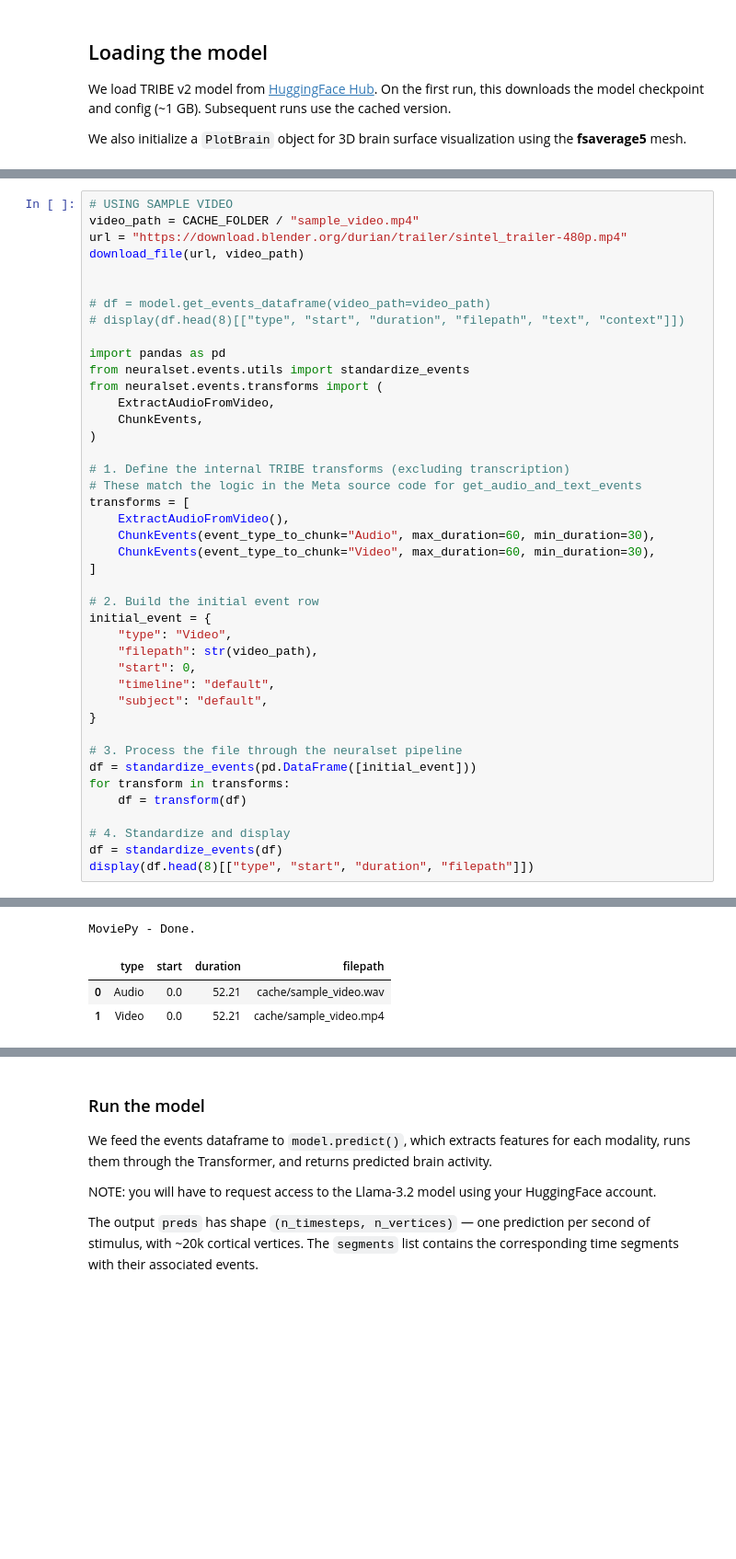
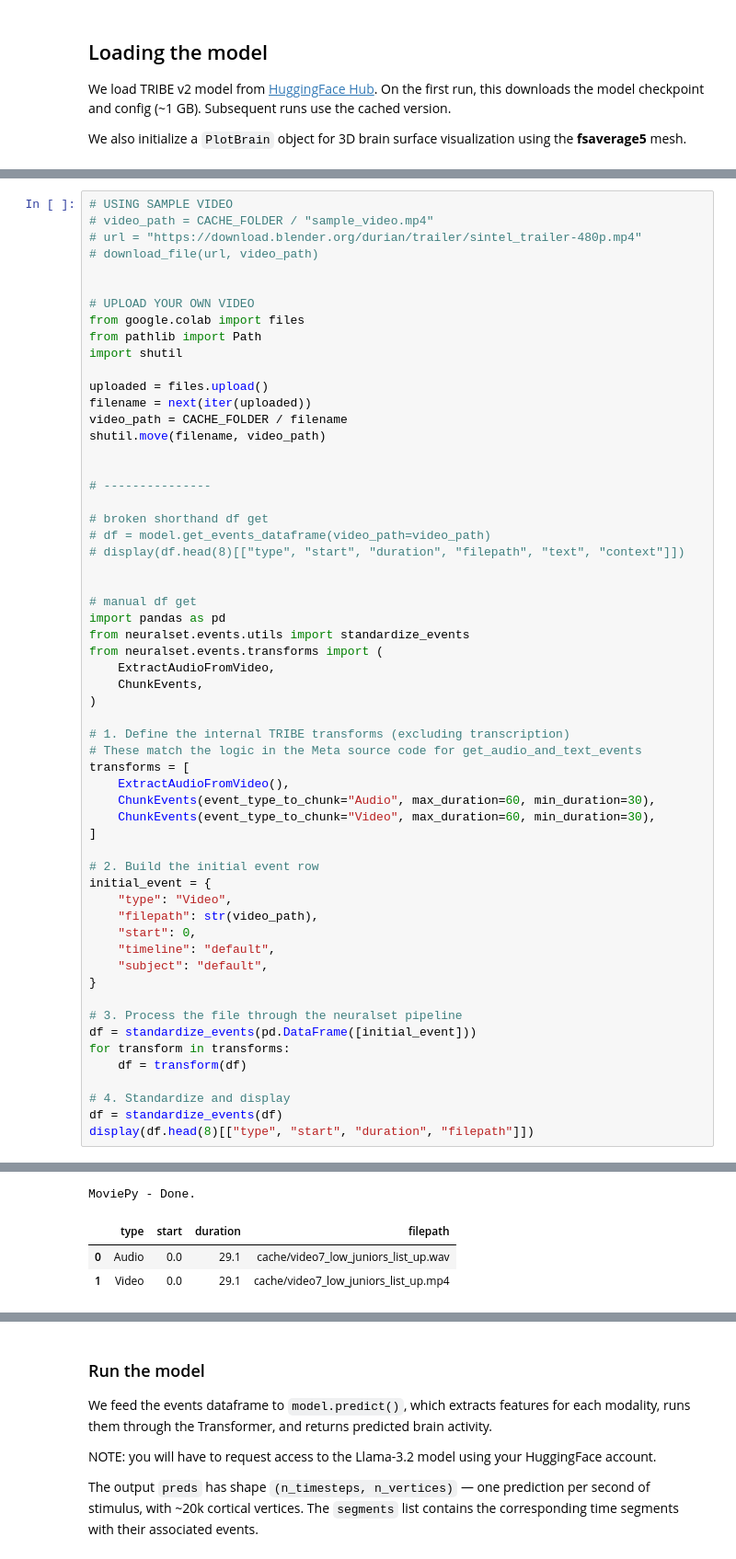
Before and after one commit to mg343/whitematter, a Jupyter notebook: tribe_working_iter_1.ipynb, the cells around one changed output, grey strips where cells are left out. Shown at 92% size. Cells and saved outputs as stored; diff of their text form; blank space fills up the shorter version.

```diff
--- a/tribe_working_iter_1.ipynb
+++ b/tribe_working_iter_1.ipynb
@@ -172,13 +168,29 @@ Below, we download a sample video ([Sintel trailer](https://durian.blender.org/)
 # %%
 # USING SAMPLE VIDEO
-video_path = CACHE_FOLDER / "sample_video.mp4"
-url = "https://download.blender.org/durian/trailer/sintel_trailer-480p.mp4"
-download_file(url, video_path)
+# video_path = CACHE_FOLDER / "sample_video.mp4"
+# url = "https://download.blender.org/durian/trailer/sintel_trailer-480p.mp4"
+# download_file(url, video_path)
 
 
+# UPLOAD YOUR OWN VIDEO
+from google.colab import files
+from pathlib import Path
+import shutil
+
+uploaded = files.upload()
+filename = next(iter(uploaded))
+video_path = CACHE_FOLDER / filename
+shutil.move(filename, video_path)
+
+
+# ---------------
+
+# broken shorthand df get
 # df = model.get_events_dataframe(video_path=video_path)
 # display(df.head(8)[["type", "start", "duration", "filepath", "text", "context"]])
 
+
+# manual df get
 import pandas as pd
 from neuralset.events.utils import standardize_events
 from neuralset.events.transforms import (
@@ -218,4 +230,4 @@ MoviePy - Writing audio in cache/sample_video.wav
 MoviePy - Done.
 |  | type | start | duration | filepath |
-| 0 | Audio | 0.0 | 52.21 | cache/sample_video.wav |
-| 1 | Video | 0.0 | 52.21 | cache/sample_video.mp4 |
+| 0 | Audio | 0.0 | 29.1 | cache/video7_low_juniors_list_up.wav |
+| 1 | Video | 0.0 | 29.1 | cache/video7_low_juniors_list_up.mp4 |
```
Also changed, not shown: parts of 14 cells of this notebook.
